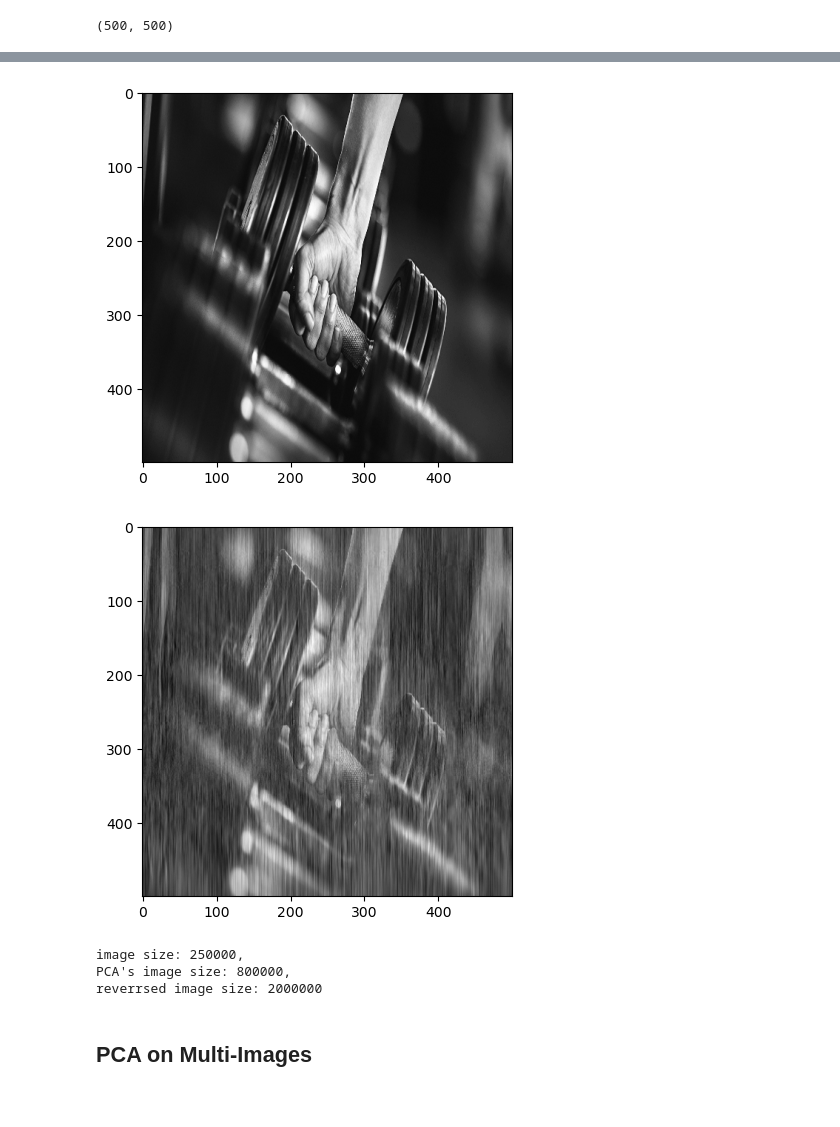
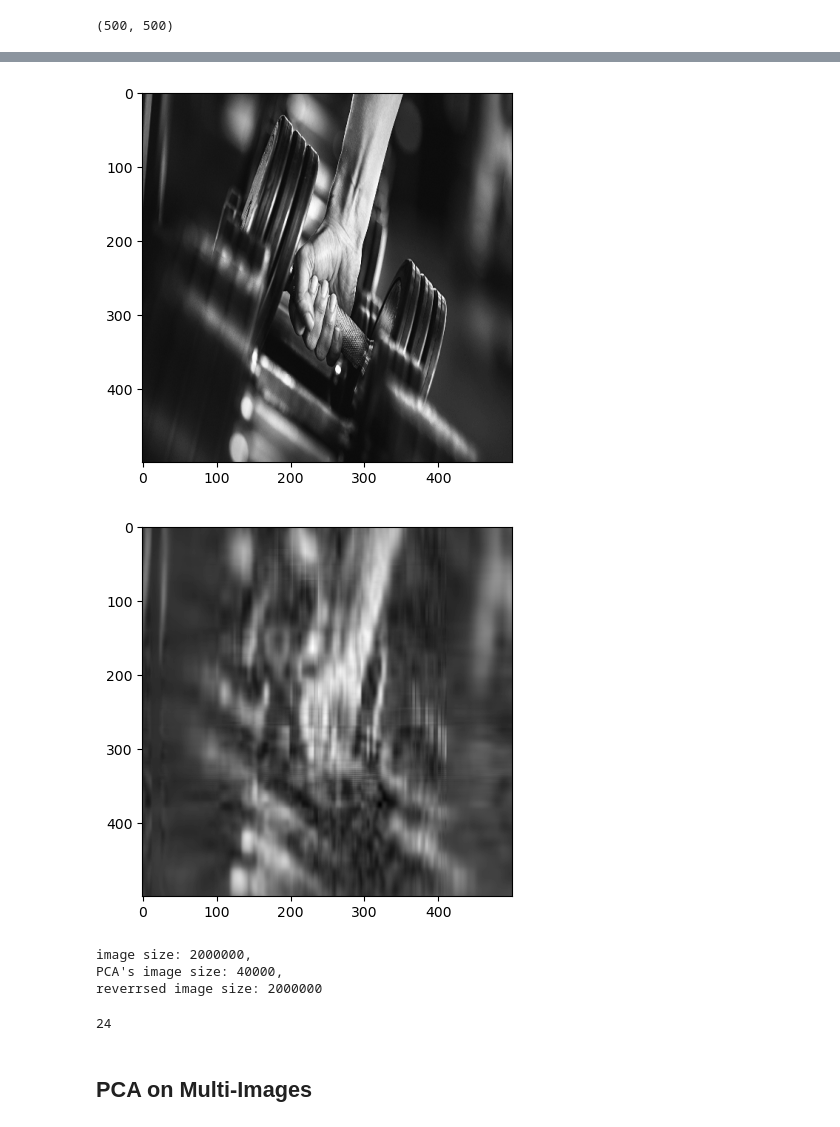
Before and after one commit to MagdiWaleed/assignments, a Jupyter notebook: GAN/PCA.ipynb, the cells around one changed output, grey strips where cells are left out. Drawn from its saved outputs; the diff is of its cells as text; code cells hidden in the pictures.

```diff
--- a/GAN/PCA.ipynb
+++ b/GAN/PCA.ipynb
@@ -11,17 +11,16 @@ class PCA:
     def __init__(self, n_components=2):
         self.n_components = n_components
         self.components = None
-        self.covariance_matrix = None
+        # self.covariance_matrix = None
         self.mean = None
 
     def normalization(self,image):
         temp = deepcopy(image)
         mean = temp.mean(axis=0)
-        for row in range(len(temp)):
-            for column in range(len(temp[row])):
-                value = temp[row][column]
-                value = value -mean[column]
-                temp[row][column]= value
+        print("image: \n",temp, temp.shape)
+        print("mean: \n",mean,mean.shape)
+        print(temp - mean)
+        temp = temp - mean
         self.mean= mean
         return temp
 
@@ -52,8 +51,9 @@ class PCA:
 
     def fit(self,image):
         normalized_img = self.normalization(image)
+
         covariance_matrix = self.covariance(normalized_img)
-        self.covariance_matrix = covariance_matrix
+        # self.covariance_matrix = covariance_matrix
 
         eigen_values,eigen_vectors = self.calc_eign(covariance_matrix)
         eigen_vectors = eigen_vectors.T
@@ -70,6 +70,7 @@ class PCA:
 
     def reverse(self,image):
         result =np.dot(image,self.components)
+
         return result+self.mean
 # %% [markdown]
 ## PCA on one gray image
@@ -89,14 +90,15 @@ image.shape
 # %% [output]
 (500, 500)
 # %%
-pca = PCA(n_components=200)
+pca = PCA(n_components=10)
 pca.fit(image)
-
+image = np.array(image, dtype=np.float64)
 pca_image= pca.transform(image)
 print(image.nbytes)
 print(pca_image.nbytes)
 pca_reverse = pca.reverse(pca_image)
 pca_reverse = np.real(pca_reverse)
+print("pca image shape: ",pca_image.shape)
 plt.imshow(image,cmap="gray")
 plt.show()
 plt.imshow(pca_reverse,cmap="gray")
@@ -109,8 +126,12 @@ print("image size: {}, \nPCA's image size: {}, \nreverrsed image size: {}".forma
 [figure]
-[figure, old version]
+[figure, new version]
-image size: 250000,
-PCA's image size: 800000,
+image size: 2000000,
+PCA's image size: 40000,
 reverrsed image size: 2000000
+# %%
+np.array([[1,2,3],[211312,321312,321312]]).nbytes
+# %% [output]
+24
 # %% [markdown]
 ## PCA on Multi-Images
 # %% [markdown]
```
Also changed, not shown: parts of 5 cells of this notebook.
